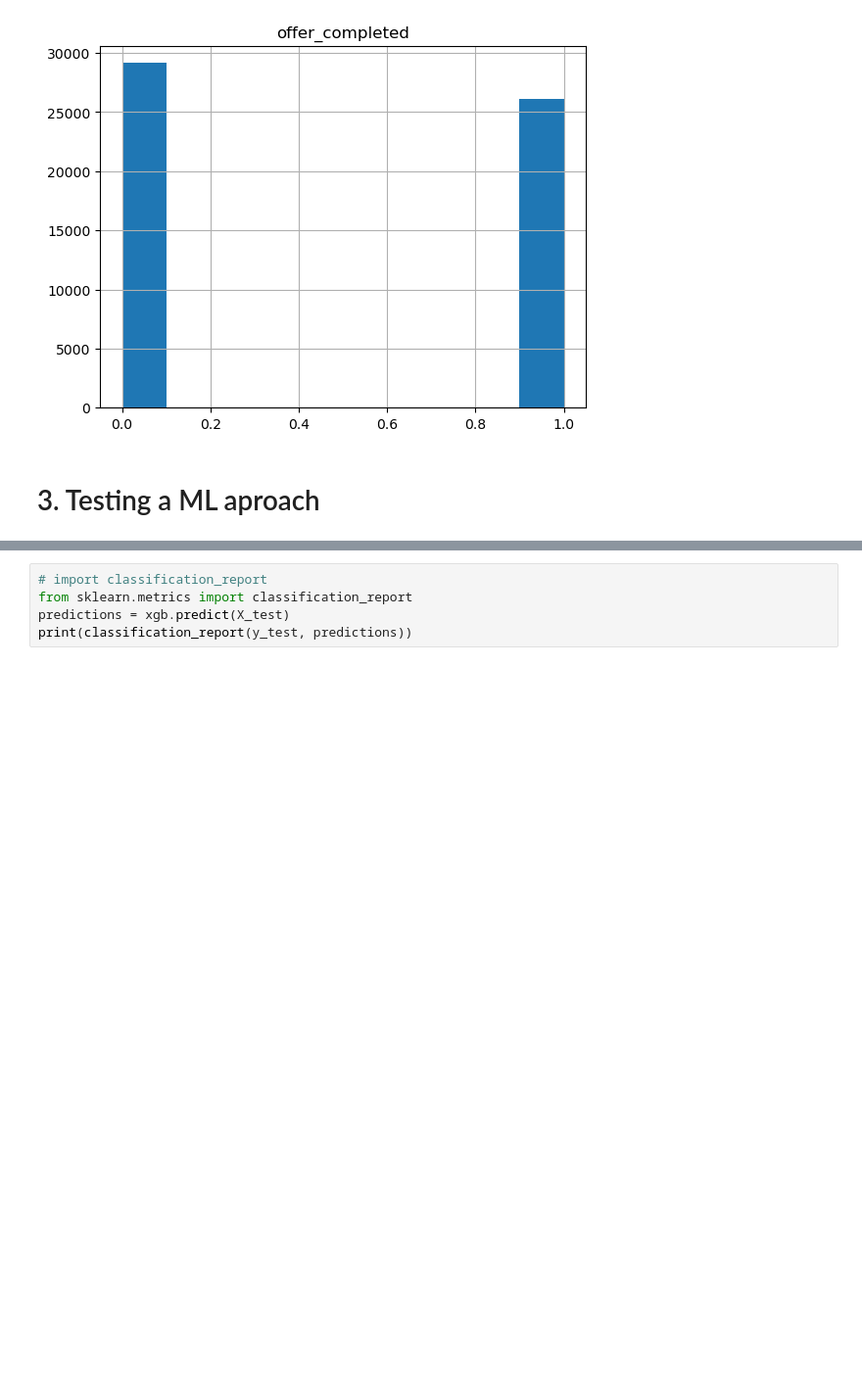
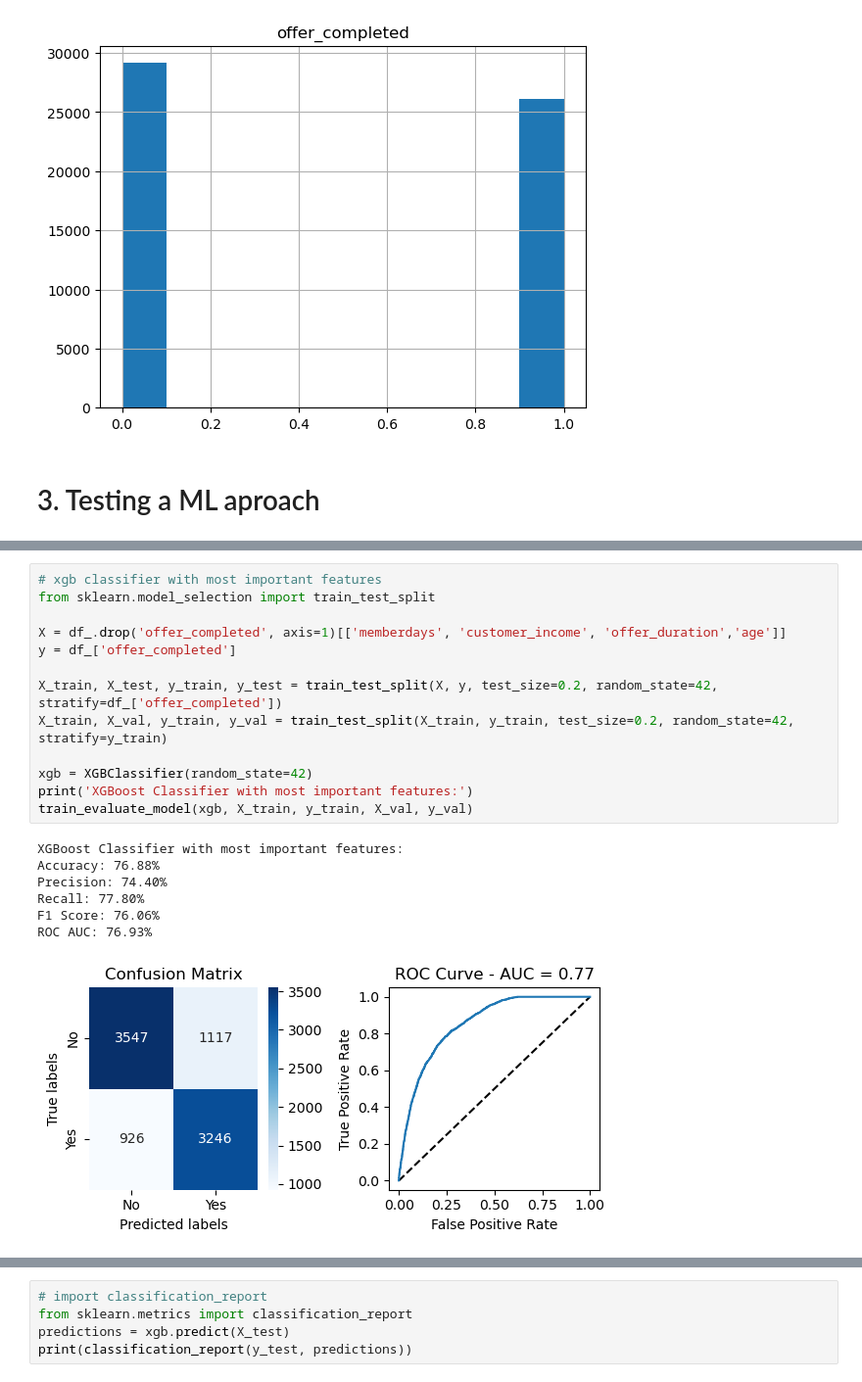
Before and after one commit to GuilherLRO/udacity-machine-learning-engineer-projects, a Jupyter notebook: 5. Starbucks Challenge/Starbucks_Challenge.ipynb, the cells around one changed output, grey strips where cells are left out. Shown: that part at 98% size. Saved outputs shown, nothing was run; the diff lists cells and outputs as text; blank space fills up the shorter version.

```diff
--- a/5. Starbucks Challenge/Starbucks_Challenge.ipynb
+++ b/5. Starbucks Challenge/Starbucks_Challenge.ipynb
@@ -334 +514,22 @@ array([[<AxesSubplot:title={'center':'offer_completed'}>]], dtype=object)
+# %%
+# xgb classifier with most important features
+from sklearn.model_selection import train_test_split
+
+X = df_.drop('offer_completed', axis=1)[['memberdays', 'customer_income', 'offer_duration','age']]
+y = df_['offer_completed']
+
+X_train, X_test, y_train, y_test = train_test_split(X, y, test_size=0.2, random_state=42, stratify=df_['offer_completed'])
+X_train, X_val, y_train, y_val = train_test_split(X_train, y_train, test_size=0.2, random_state=42, stratify=y_train)
+
+xgb = XGBClassifier(random_state=42)
+print('XGBoost Classifier with most important features:')
+train_evaluate_model(xgb, X_train, y_train, X_val, y_val)
+# %% [output]
+XGBoost Classifier with most important features:
+Accuracy: 76.88%
+Precision: 74.40%
+Recall: 77.80%
+F1 Score: 76.06%
+ROC AUC: 76.93%
+[figure, added]
 # %%
```
Also changed, not shown: parts of 13 cells of this notebook, 2 other files.
